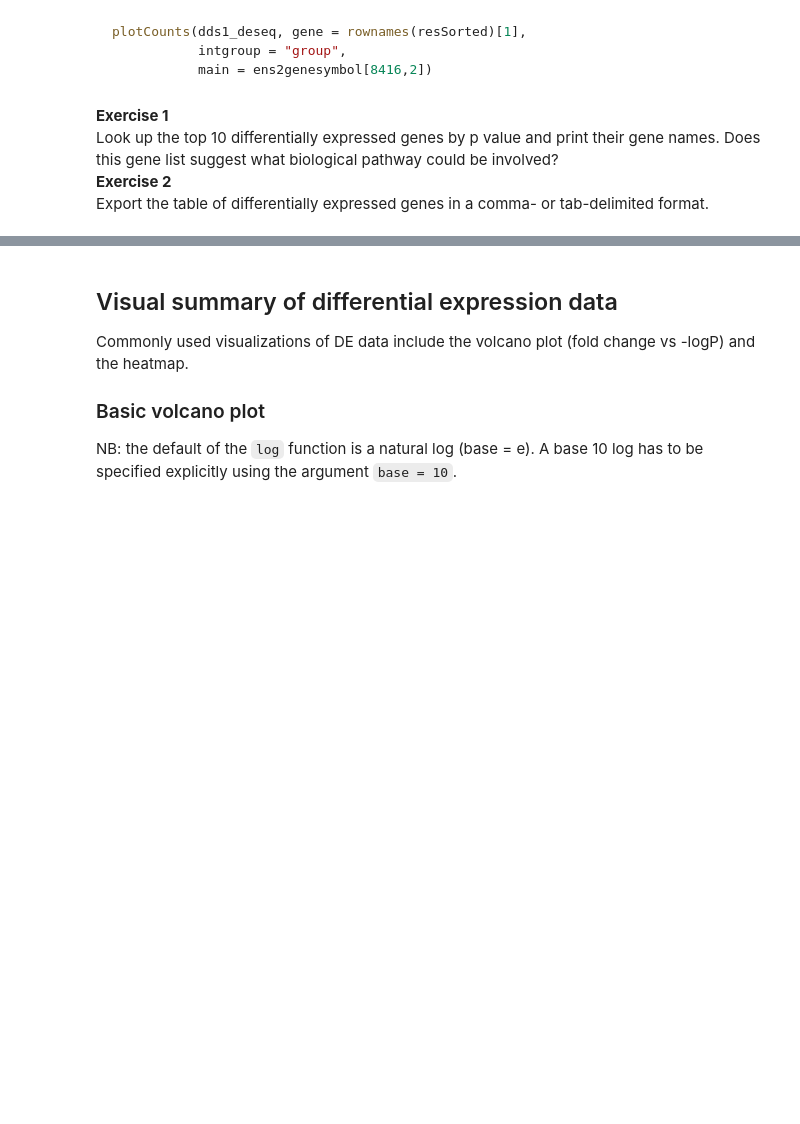
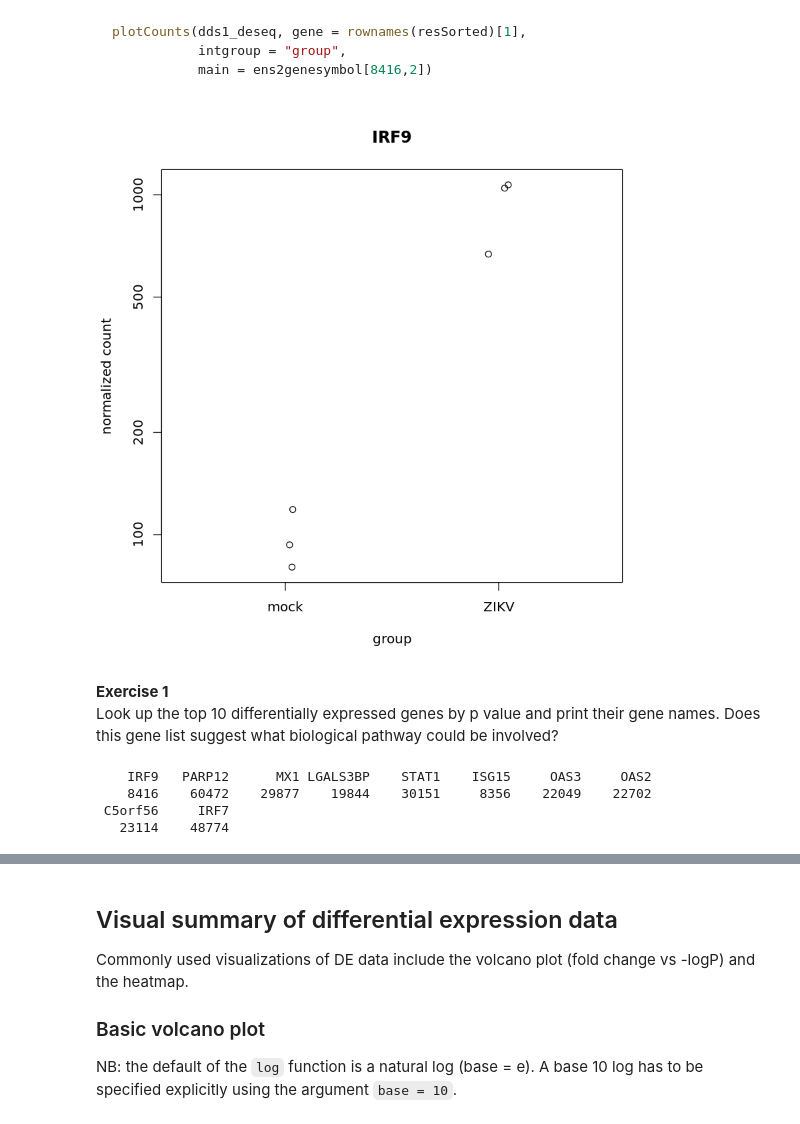
Before and after one commit to turoger/Applied-Bioinformatics-HW, a Jupyter notebook: Unit2-RNAseq/3.6_DESeq2_differential_expression_analysis.ipynb, the cells around one changed output, grey strips where cells are left out. Drawn from its saved outputs; the diff is of its cells as text; code cells hidden in the pictures; blank space fills up the shorter version.

````diff
--- a/Unit2-RNAseq/3.6_DESeq2_differential_expression_analysis.ipynb
+++ b/Unit2-RNAseq/3.6_DESeq2_differential_expression_analysis.ipynb
@@ -351,8 +377,25 @@ plotCounts(dds1_deseq, gene = rownames(resSorted)[1],
            intgroup = "group",
            main = ens2genesymbol[8416,2])
 ```
+# %%
+plotCounts (dds1_deseq, gene = rownames(resSorted)[1],
+           intgroup = "group",
+           main = ens2genesymbol[8416,2])
+# %% [output]
+[figure, added]
 # %% [markdown]
 **Exercise 1**
 Look up the top 10 differentially expressed genes by p value and print their gene names. Does this gene list suggest what biological pathway could be involved?
-**Exercise 2**
-Export the table of differentially expressed genes in a comma- or tab-delimited format.
+# %%
+genelist<-list()
+for(i in 1:10){
+    genelist[[i]]<-which(ens2genesymbol$ensembl_gene_id %in% rownames(resSorted)[i])
+    names(genelist)[i]<-ens2genesymbol[genelist[[i]], "external_gene_name"]
+}
+genelistunlisted<-unlist(genelist)
+genelistunlisted
+# %% [output]
+    IRF9   PARP12      MX1 LGALS3BP    STAT1    ISG15     OAS3     OAS2
+    8416    60472    29877    19844    30151     8356    22049    22702
+ C5orf56     IRF7
+   23114    48774
````
Also changed, not shown: parts of 4 cells of this notebook, 4 other files.
